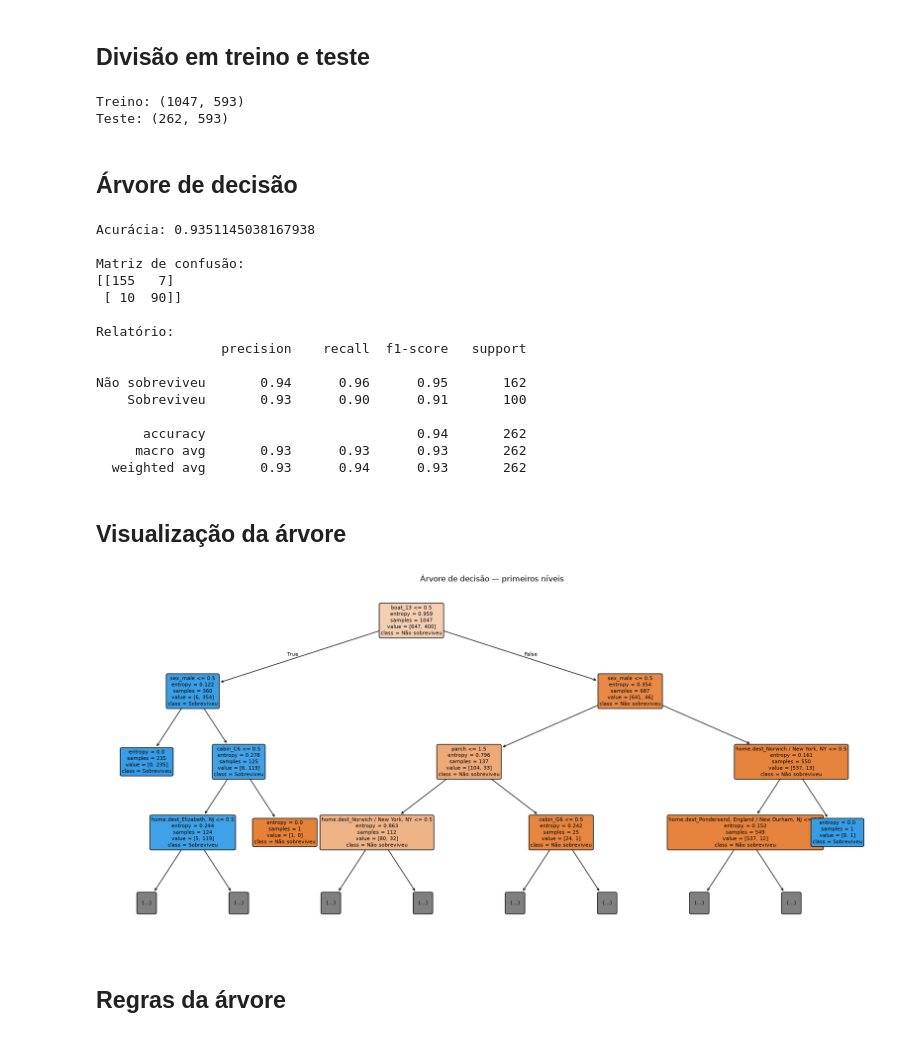
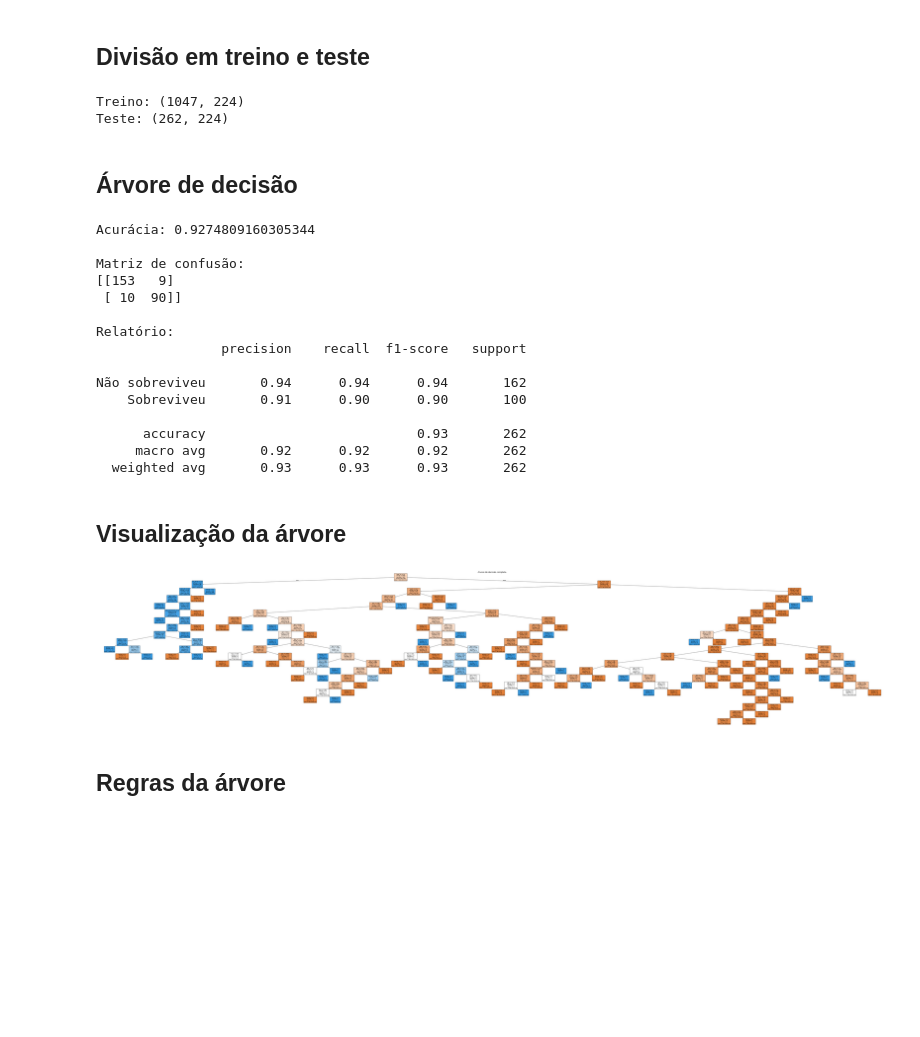
Before and after one commit to matheusmra/Artificial-Intelligence, a Jupyter notebook: Lists/List02/titanic_imputacao_media_moda.ipynb, the cells around one changed output. Cells and saved outputs as stored; diff of their text form; code cells hidden in the pictures; blank space fills up the shorter version.

```diff
--- a/Lists/List02/titanic_imputacao_media_moda.ipynb
+++ b/Lists/List02/titanic_imputacao_media_moda.ipynb
@@ -49,7 +51,8 @@ dtype: int64
 # %% [markdown]
 ## Imputação dos valores ausentes
 # %%
-df_tratado = df.copy()
+# Excluímos home.dest: alta cardinalidade e muitos valores ausentes.
+df_tratado = df.drop(columns=["home.dest"]).copy()
 
 colunas_numericas = df_tratado.select_dtypes(include="number").columns
 colunas_nominais = df_tratado.select_dtypes(exclude="number").columns
@@ -147,8 +149,8 @@ X_treino, X_teste, y_treino, y_teste = train_test_split(
 print("Treino:", X_treino.shape)
 print("Teste:", X_teste.shape)
 # %% [output]
-Treino: (1047, 593)
-Teste: (262, 593)
+Treino: (1047, 224)
+Teste: (262, 224)
 # %% [markdown]
 ## Árvore de decisão
 # %%
@@ -167,38 +169,45 @@ print(confusion_matrix(y_teste, y_pred))
 print("\nRelatório:")
 print(classification_report(y_teste, y_pred, target_names=["Não sobreviveu", "Sobreviveu"]))
 # %% [output]
-Acurácia: 0.9351145038167938
+Acurácia: 0.9274809160305344
 
 Matriz de confusão:
-[[155   7]
+[[153   9]
  [ 10  90]]
 
 Relatório:
                 precision    recall  f1-score   support
 
-Não sobreviveu       0.94      0.96      0.95       162
-    Sobreviveu       0.93      0.90      0.91       100
+Não sobreviveu       0.94      0.94      0.94       162
+    Sobreviveu       0.91      0.90      0.90       100
 
-      accuracy                           0.94       262
-     macro avg       0.93      0.93      0.93       262
-  weighted avg       0.93      0.94      0.93       262
+      accuracy                           0.93       262
+     macro avg       0.92      0.92      0.92       262
+  weighted avg       0.93      0.93      0.93       262
 # %% [markdown]
 ## Visualização da árvore
 # %%
-plt.figure(figsize=(22, 10))
+# Dimensões proporcionais ao tamanho da árvore; o SVG permite ampliar os detalhes.
+largura = max(22, arvore.get_n_leaves() * 0.9)
+altura = max(10, (arvore.get_depth() + 1) * 0.8)
+fig, ax = plt.subplots(figsize=(largura, altura), dpi=60)
+
 plot_tree(
     arvore,
     feature_names=X.columns,
     class_names=["Não sobreviveu", "Sobreviveu"],
     filled=True,
     rounded=True,
-    max_depth=3,
-    fontsize=8
+    max_depth=None,
+    fontsize=8,
+    ax=ax
 )
-plt.title("Árvore de decisão — primeiros níveis")
+ax.set_title("Árvore de decisão completa", fontsize=16)
+fig.tight_layout()
+fig.savefig("titanic_imputacao_media_moda_arvore_completa.svg", format="svg", bbox_inches="tight")
 plt.show()
 # %% [output]
-[figure, old version]
+[figure, new version]
 # %% [markdown]
 ## Regras da árvore
 # %%
```
Also changed, not shown: parts of 6 cells of this notebook, 1 other file.
